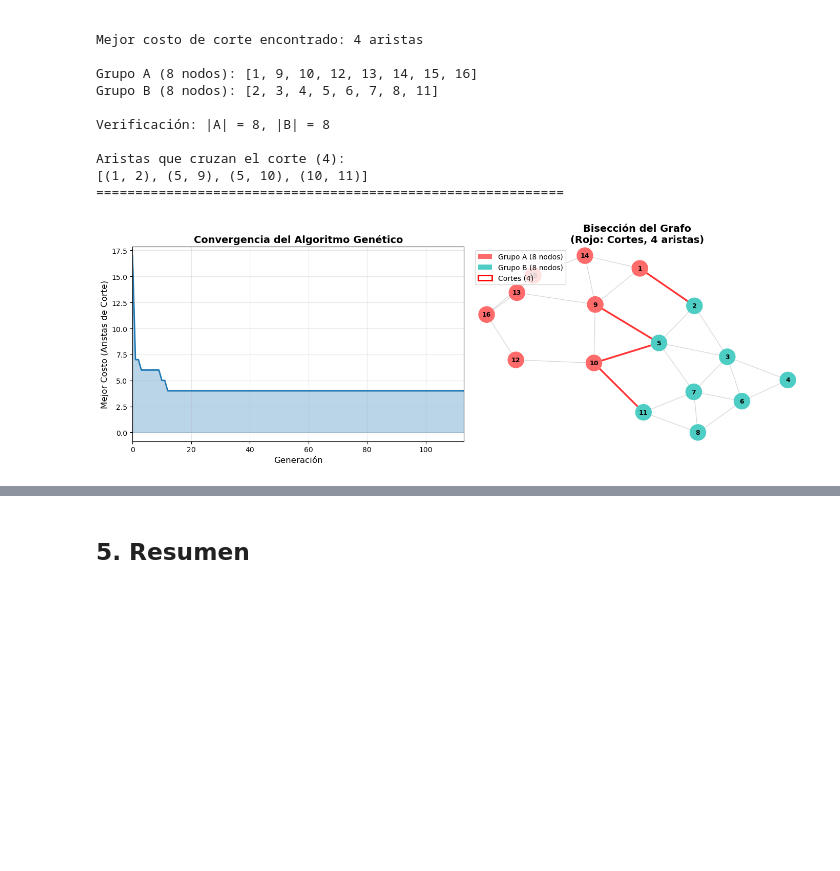
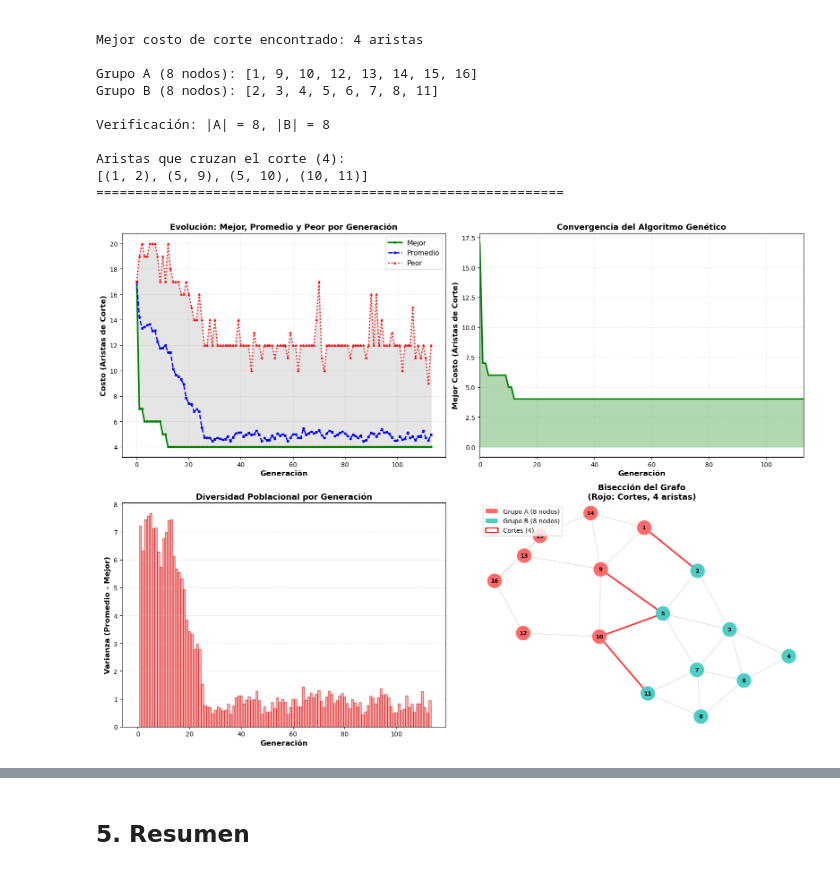
Before and after one commit to Ricardo-B04/Problema-de-biseccion-de-grafos, a Jupyter notebook: biseccion_grafos_algoritmo_genetico.ipynb, the cells around one changed output, grey strips where cells are left out. Drawn from its saved outputs; the diff is of its cells as text; code cells hidden in the pictures; blank space fills up the shorter version.

```diff
--- a/biseccion_grafos_algoritmo_genetico.ipynb
+++ b/biseccion_grafos_algoritmo_genetico.ipynb
@@ -649,19 +665,43 @@ Aristas que cruzan el corte (4):
 [(1, 2), (5, 9), (5, 10), (10, 11)]
 ============================================================
 # %%
-# Visualización de la convergencia
-fig, (ax1, ax2) = plt.subplots(1, 2, figsize=(14, 5))
+# Visualización de la convergencia con estadísticas por generación
+fig, axes = plt.subplots(2, 2, figsize=(16, 12))
 
-# Gráfico 1: Convergencia del mejor costo por generación
-ax1.plot(historial, linewidth=2, color='#1f77b4')
-ax1.fill_between(range(len(historial)), historial, alpha=0.3, color='#1f77b4')
-ax1.set_xlabel('Generación', fontsize=12)
-ax1.set_ylabel('Mejor Costo (Aristas de Corte)', fontsize=12)
-ax1.set_title('Convergencia del Algoritmo Genético', fontsize=14, fontweight='bold')
-ax1.grid(True, alpha=0.3)
-ax1.set_xlim(0, len(historial) - 1)
+# Gráfico 1: Mejor, Promedio y Peor por generación
+ax1 = axes[0, 0]
+generaciones = range(len(stats_por_gen['mejores']))
+ax1.plot(generaciones, stats_por_gen['mejores'], 'g-', linewidth=2.5, label='Mejor', marker='o', markersize=3)
+ax1.plot(generaciones, stats_por_gen['promedios'], 'b--', linewidth=2, label='Promedio', marker='s', markersize=3)
+ax1.plot(generaciones, stats_por_gen['peores'], 'r:', linewidth=2, label='Peor', marker='^', markersize=3)
+ax1.fill_between(generaciones, stats_por_gen['mejores'], stats_por_gen['peores'], alpha=0.2, color='gray')
+ax1.set_xlabel('Generación', fontsize=12, fontweight='bold')
+ax1.set_ylabel('Costo (Aristas de Corte)', fontsize=12, fontweight='bold')
+ax1.set_title('Evolución: Mejor, Promedio y Peor por Generación', fontsize=13, fontweight='bold')
+ax1.grid(True, alpha=0.3, linestyle='--')
+ax1.legend(fontsize=11, loc='upper right')
 
-# Gráfico 2: Grafo con coloración de partición
+# Gráfico 2: Convergencia del mejor global
+ax2 = axes[0, 1]
+ax2.plot(generaciones, stats_por_gen['mejores'], 'g-', linewidth=2.5)
+ax2.fill_between(generaciones, stats_por_gen['mejores'], alpha=0.3, color='green')
+ax2.set_xlabel('Generación', fontsize=12, fontweight='bold')
+ax2.set_ylabel('Mejor Costo (Aristas de Corte)', fontsize=12, fontweight='bold')
+ax2.set_title('Convergencia del Algoritmo Genético', fontsize=13, fontweight='bold')
+ax2.grid(True, alpha=0.3, linestyle='--')
+ax2.set_xlim(0, len(stats_por_gen['mejores']) - 1)
+
+# Gráfico 3: Varianza poblacional por generación
+ax3 = axes[1, 0]
+varianza_por_gen = [p - m for p, m in zip(stats_por_gen['promedios'], stats_por_gen['mejores'])]
+ax3.bar(generaciones, varianza_por_gen, color='#FF9999', alpha=0.7, edgecolor='#CC0000')
+ax3.set_xlabel('Generación', fontsize=12, fontweight='bold')
+ax3.set_ylabel('Varianza (Promedio - Mejor)', fontsize=12, fontweight='bold')
+ax3.set_title('Diversidad Poblacional por Generación', fontsize=13, fontweight='bold')
+ax3.grid(True, alpha=0.3, axis='y', linestyle='--')
+
+# Gráfico 4: Grafo con coloración de partición
+ax4 = axes[1, 1]
 G = nx.Graph()
 G.add_edges_from(edges)
 
@@ -669,40 +709,50 @@ G.add_edges_from(edges)
 pos = nx.spring_layout(G, seed=42, k=0.5, iterations=50)
 
 # Separar nodos por color
 color_map = []
 for node in G.nodes():
     if node in grupo_A:
         color_map.append('#FF6B6B')  # Rojo para Grupo A
     else:
         color_map.append('#4ECDC4')  # Teal para Grupo B
 
 # Dibujar el grafo
-nx.draw_networkx_nodes(G, pos, node_color=color_map, node_size=500, ax=ax2)
-nx.draw_networkx_labels(G, pos, font_size=9, font_weight='bold', ax=ax2)
+nx.draw_networkx_nodes(G, pos, node_color=color_map, node_size=500, ax=ax4)
+nx.draw_networkx_labels(G, pos, font_size=9, font_weight='bold', ax=ax4)
 
 # Dibujar aristas de corte en rojo, otras en gris
 for u, v in G.edges():
     if mejor_particion[u-1] != mejor_particion[v-1]:
-        ax2.plot([pos[u][0], pos[v][0]], [pos[u][1], pos[v][1]],
+        ax4.plot([pos[u][0], pos[v][0]], [pos[u][1], pos[v][1]],
                 'r-', linewidth=2.5, alpha=0.8, zorder=1)
     else:
-        ax2.plot([pos[u][0], pos[v][0]], [pos[u][1], pos[v][1]],
+        ax4.plot([pos[u][0], pos[v][0]], [pos[u][1], pos[v][1]],
                 'gray', linewidth=1, alpha=0.3, zorder=0)
 
-ax2.set_title(f'Bisección del Grafo\n(Rojo: Cortes, {mejor_costo} aristas)',
-             fontsize=14, fontweight='bold')
-ax2.axis('off')
+ax4.set_title(f'Bisección del Grafo\n(Rojo: Cortes, {mejor_costo} aristas)',
+             fontsize=13, fontweight='bold')
+ax4.axis('off')
 
 # Leyenda
 from matplotlib.patches import Patch
 legend_elements = [Patch(facecolor='#FF6B6B', label=f'Grupo A ({len(grupo_A)} nodos)'),
                    Patch(facecolor='#4ECDC4', label=f'Grupo B ({len(grupo_B)} nodos)'),
                    Patch(facecolor='white', edgecolor='red', linewidth=2, label=f'Cortes ({mejor_costo})')]
-ax2.legend(handles=legend_elements, loc='upper left', fontsize=10)
+ax4.legend(handles=legend_elements, loc='upper left', fontsize=10)
 
 plt.tight_layout()
 plt.show()
 
-print("\nVisualización completada.")
+print("\nEstadísticas Finales del Algoritmo Genético:")
+print("="*60)
+print(f"Total de generaciones ejecutadas: {len(stats_por_gen['mejores']) - 1}")
+print(f"Mejor costo inicial: {stats_por_gen['mejores'][0]}")
+print(f"Mejor costo final: {stats_por_gen['mejores'][-1]}")
+print(f"Promedio inicial: {stats_por_gen['promedios'][0]:.2f}")
+print(f"Promedio final: {stats_por_gen['promedios'][-1]:.2f}")
+print(f"Peor costo inicial: {stats_por_gen['peores'][0]}")
+print(f"Peor costo final: {stats_por_gen['peores'][-1]}")
+print(f"Mejora total: {stats_por_gen['mejores'][0] - stats_por_gen['mejores'][-1]} aristas")
+print("="*60)
 # %% [output]
-[figure, old version]
+[figure, new version]
```
Also changed, not shown: parts of 2 cells of this notebook.
